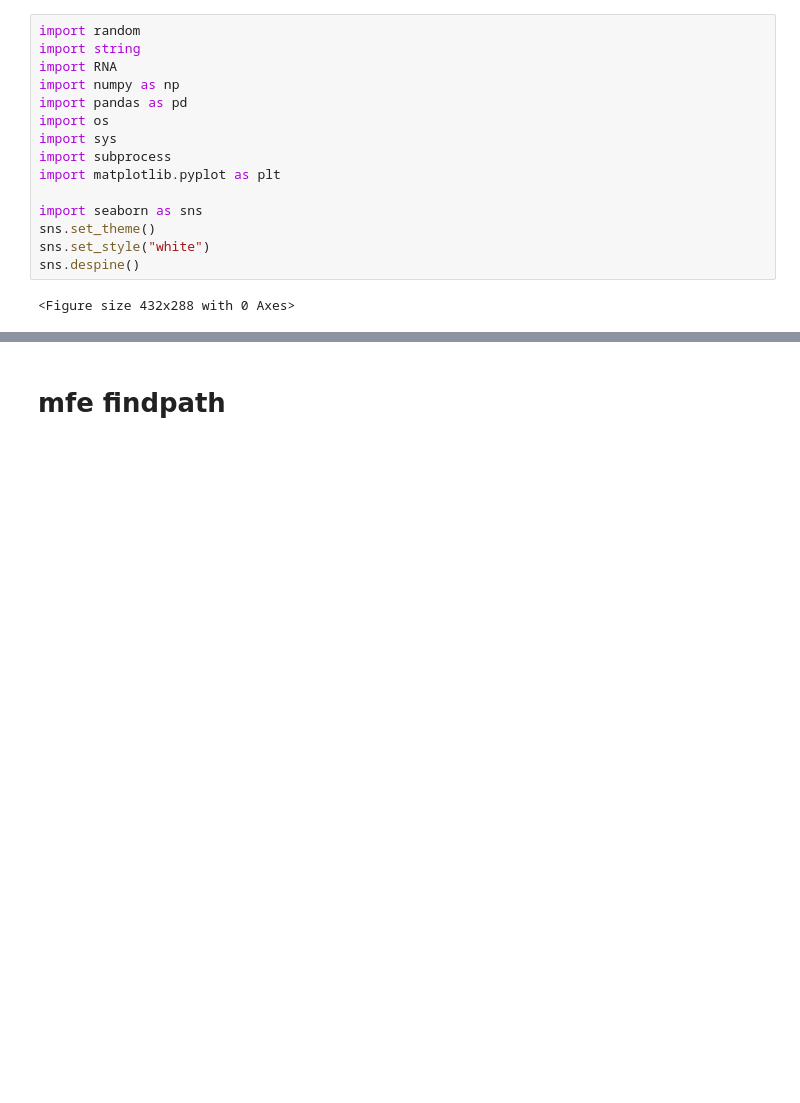
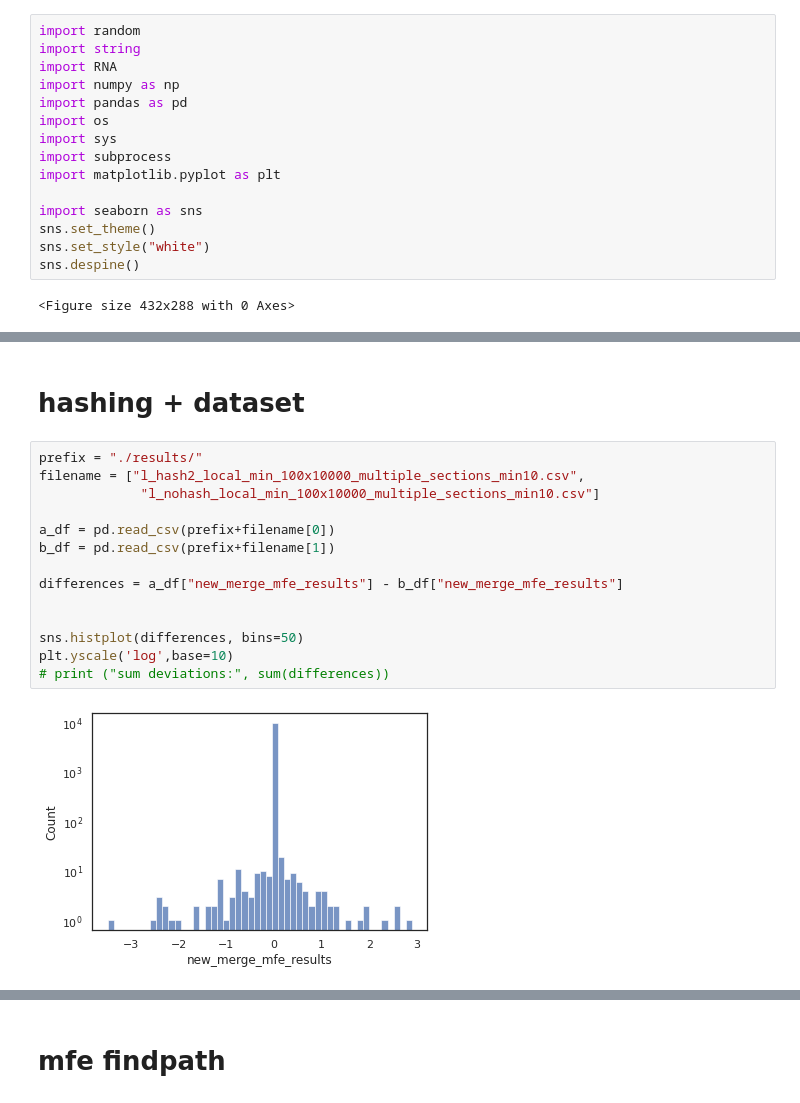
Before and after one commit to maxf-at/findpath_cpp, a Jupyter notebook: benchmarks/benchmarks.ipynb, the cells around one changed output, grey strips where cells are left out. Saved outputs shown, nothing was run; the diff lists cells and outputs as text; blank space fills up the shorter version.

```diff
--- a/benchmarks/benchmarks.ipynb
+++ b/benchmarks/benchmarks.ipynb
@@ -17,0 +156,18 @@ sns.despine()
+# %% [markdown]
+# hashing + dataset
+# %%
+prefix = "./results/"
+filename = ["l_hash2_local_min_100x10000_multiple_sections_min10.csv",
+             "l_nohash_local_min_100x10000_multiple_sections_min10.csv"]
+
+a_df = pd.read_csv(prefix+filename[0])
+b_df = pd.read_csv(prefix+filename[1])
+
+differences = a_df["new_merge_mfe_results"] - b_df["new_merge_mfe_results"]
+
+
+sns.histplot(differences, bins=50)
+plt.yscale('log',base=10)
+# print ("sum deviations:", sum(differences))
+# %% [output]
+[figure, added]
```
Also changed, not shown: parts of 16 cells of this notebook, 18 other files.
